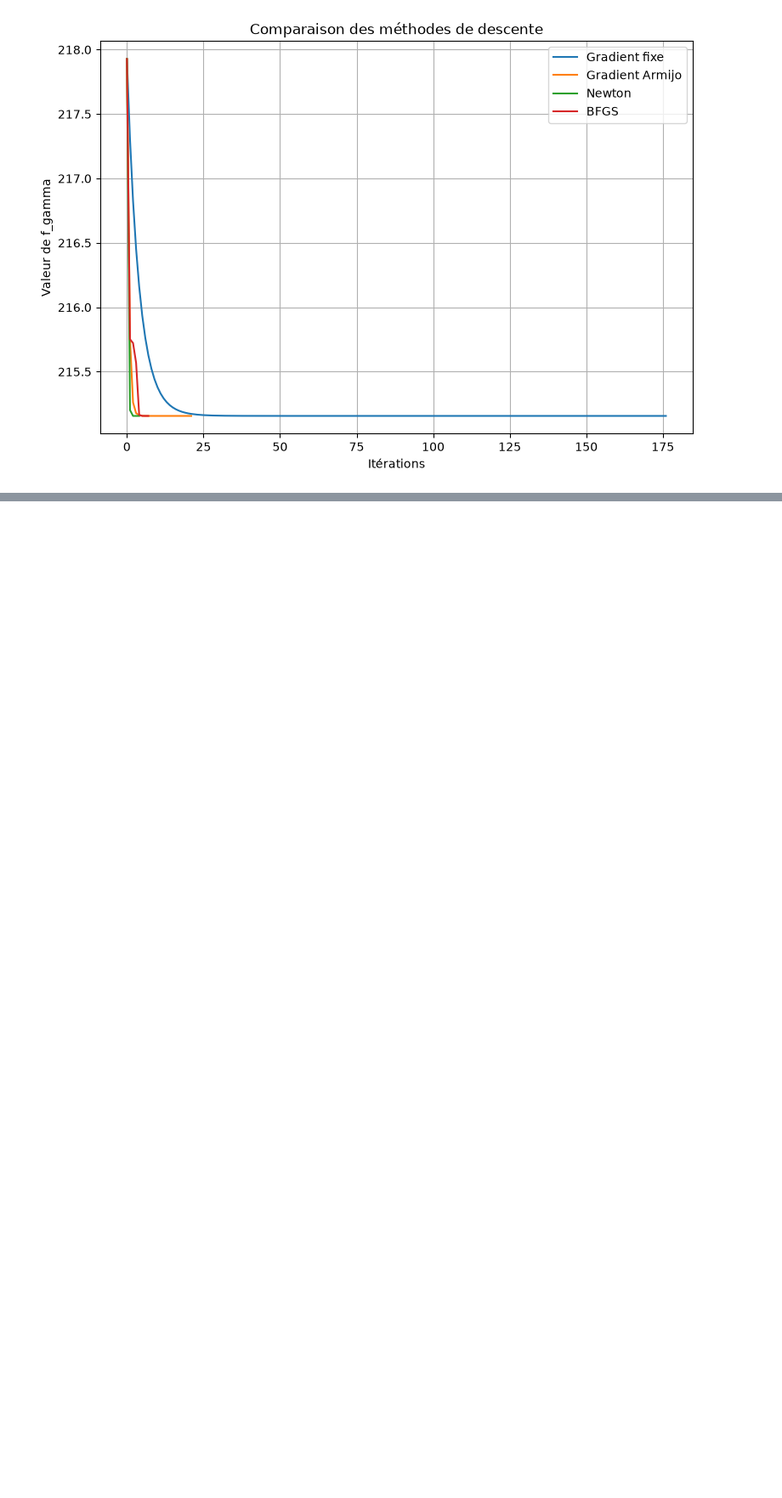
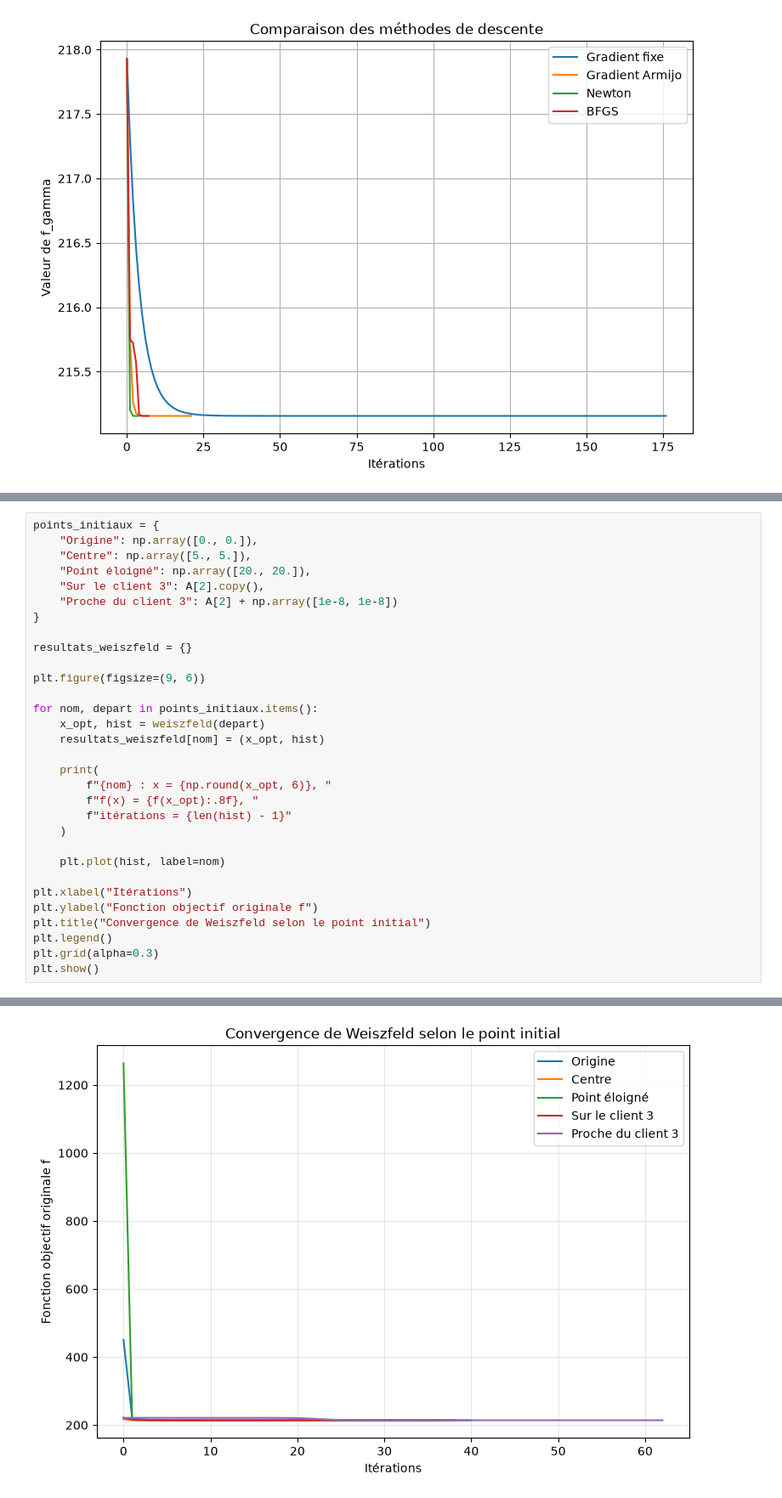
Before and after one commit to Pierre555-lfft/SAE-Optimisation-Pierre-Lionnel, a Jupyter notebook: Notebookoptimisation.ipynb, the cells around one changed output, grey strips where cells are left out. Shown at 85% size. Drawn from its saved outputs; the diff is of its cells as text; blank space fills up the shorter version.

```diff
--- a/Notebookoptimisation.ipynb
+++ b/Notebookoptimisation.ipynb
@@ -795,0 +1536,32 @@ plt.show()
+# %%
+points_initiaux = {
+    "Origine": np.array([0., 0.]),
+    "Centre": np.array([5., 5.]),
+    "Point éloigné": np.array([20., 20.]),
+    "Sur le client 3": A[2].copy(),
+    "Proche du client 3": A[2] + np.array([1e-8, 1e-8])
+}
+
+resultats_weiszfeld = {}
+
+plt.figure(figsize=(9, 6))
+
+for nom, depart in points_initiaux.items():
+    x_opt, hist = weiszfeld(depart)
+    resultats_weiszfeld[nom] = (x_opt, hist)
+
+    print(
+        f"{nom} : x = {np.round(x_opt, 6)}, "
+        f"f(x) = {f(x_opt):.8f}, "
+        f"itérations = {len(hist) - 1}"
+    )
+
+    plt.plot(hist, label=nom)
+
+plt.xlabel("Itérations")
+plt.ylabel("Fonction objectif originale f")
+plt.title("Convergence de Weiszfeld selon le point initial")
+plt.legend()
+plt.grid(alpha=0.3)
+plt.show()
+# %% [output]
@@ -795,0 +1573 @@ plt.show()
+[figure, added]
```
Also changed, not shown: parts of 44 cells of this notebook.
